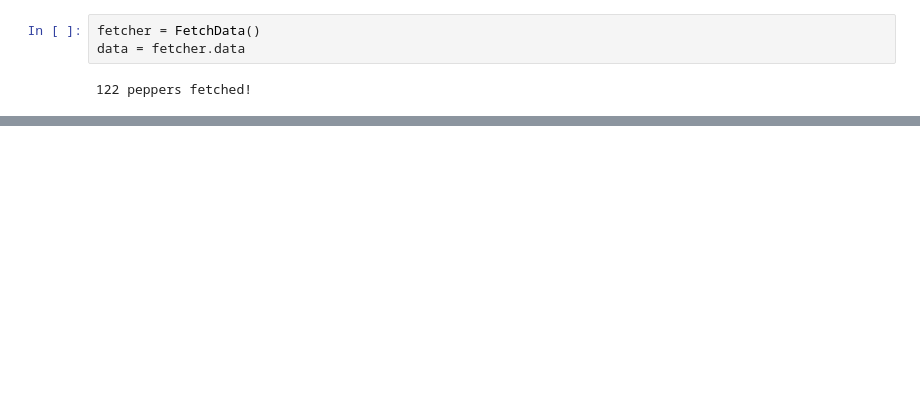
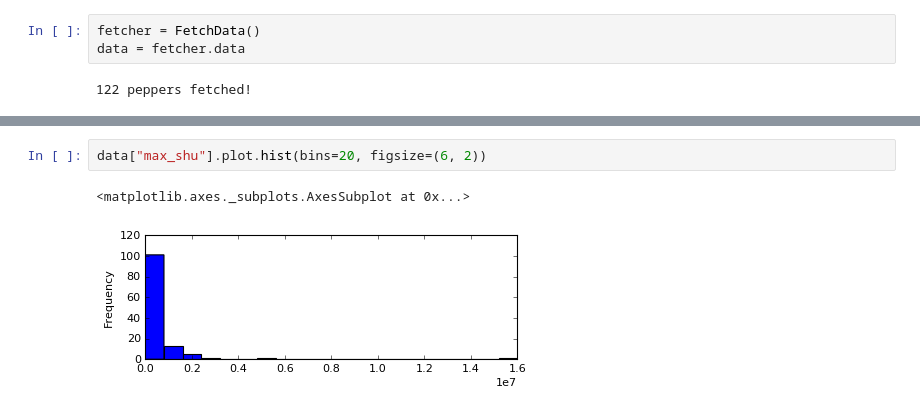
Before and after one commit to alemosie/hot_peppers, a Jupyter notebook: notebooks/explore_heat_field.ipynb, the cells around one changed output, grey strips where cells are left out. Cells and saved outputs as stored; diff of their text form; blank space fills up the shorter version.

```diff
--- a/notebooks/explore_heat_field.ipynb
+++ b/notebooks/explore_heat_field.ipynb
@@ -43,0 +42,5 @@ BdbQuit:
+# %%
+data["max_shu"].plot.hist(bins=20, figsize=(6, 2))
+# %% [output]
+<matplotlib.axes._subplots.AxesSubplot at 0x...>
+[figure, added]
```
Also changed, not shown: parts of 14 cells of this notebook, 1 other file.
